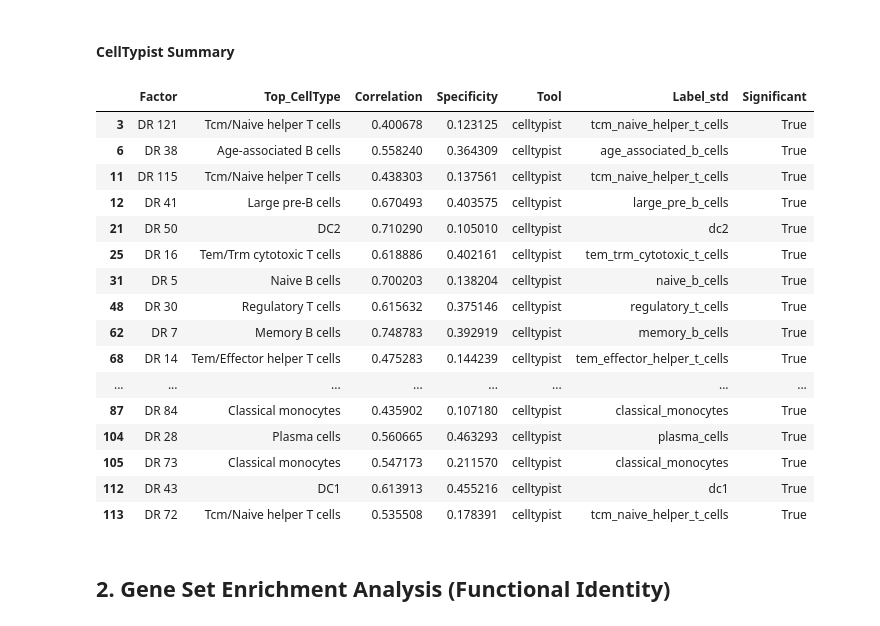
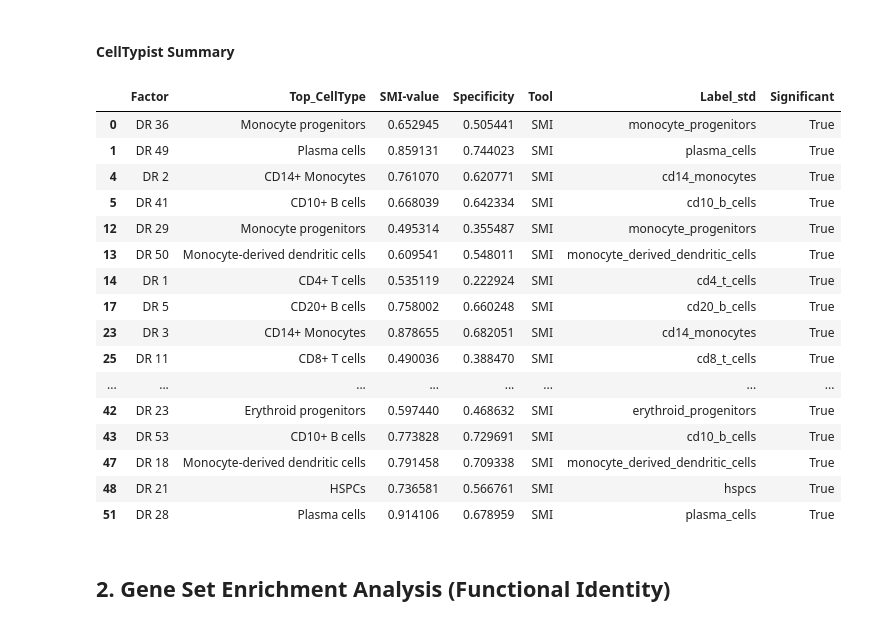
Before and after one commit to clarasoekler/DRVI_tutorials, a Jupyter notebook: identification_of_factors.ipynb, the cells around one changed output. Saved outputs shown, nothing was run; the diff lists cells and outputs as text; code cells hidden in the pictures.

Commit message:
vanished filter, combined score, background genes for all methods

```diff
--- a/identification_of_factors.ipynb
+++ b/identification_of_factors.ipynb
@@ -77,7 +77,7 @@ PosixPath('tmp_io/drvi_immune_128')
 ## Load Data
 # %%
 # We already saved pre-processed data in previous notebook
-adata = sc.read_h5ad(io_dir / "adata_preprocesses.h5ad")
+adata = sc.read_h5ad("/home/icb/clara.sanchez/workspace/data/drvi_immune_128/adata_preprocesses.h5ad")
 # %% [markdown]
 ## Load DRVI ouputs
 # %%
@@ -526,0 +599,15 @@ plt.show()
+# %%
+annot_col = "final_annotation"
+
+benchmark = DiscreteDisentanglementBenchmark(
+    embed.X,
+    dim_titles=embed.var["title"],
+    discrete_target=embed.obs[annot_col],
+    metrics=["SMI-disc", "SPN"],
+    aggregation_methods=["LMS"],
+)
+benchmark.evaluate()
+
+smi = benchmark.get_results_details()["SMI-disc"]
+smi_long = smi.reset_index().melt(id_vars="title", var_name="Label", value_name="SMI")
+smi_long = smi_long.sort_values("SMI", ascending=False).reset_index(drop=True)
@@ -555,50 +667,54 @@ sc.pl.violin(
 # %% [markdown]
 #### CellTypist Summary
 # %%
-# top and second-best label per factor
-top_1 = eval_matrix.idxmax(axis=1)
-top_1_val = eval_matrix.max(axis=1)
-tmp = eval_matrix.copy()
+# top and second-best label per factor (SMI)
+top_1 = smi.idxmax(axis=1)
+top_1_val = smi.max(axis=1)
+
+tmp = smi.copy()
 for i, c in enumerate(top_1):
     tmp.iloc[i, tmp.columns.get_loc(c)] = -1
 
-# Calculate specificity as the difference between top and second-best correlation
+# specificity = Abstand zwischen bestem und zweitbestem SMI
 specificity = top_1_val - tmp.max(axis=1)
 
-
-#Summarize results in a DataFrame
+# Summary-Table (kompatibel zu Downstream)
 celltypist_summary = pd.DataFrame({
-    'Factor': eval_matrix.index,
-    'Top_CellType': top_1.values,
-    'Correlation': top_1_val.values,
-    'Specificity': specificity.values,
+    "Factor": smi.index,
+    "Top_CellType": top_1.values,
+    "SMI-value": top_1_val.values,   # hier: SMI-Score
+    "Specificity": specificity.values,
 })
 
-celltypist_summary['Tool'] = 'celltypist'
-celltypist_summary['Label_std'] = celltypist_summary['Top_CellType'].astype(str).str.lower().str.replace(r'[^a-z0-9]+', '_', regex=True).str.strip('_')
-celltypist_summary['Significant'] = (
-    (celltypist_summary['Correlation'] >= CT_CORR_THRESHOLD)
-    & (celltypist_summary['Specificity'] >= CT_SPEC_THRESHOLD)
+celltypist_summary["Tool"] = "SMI"
+celltypist_summary["Label_std"] = (
+    celltypist_summary["Top_CellType"].astype(str)
+    .str.lower().str.replace(r"[^a-z0-9]+", "_", regex=True).str.strip("_")
 )
-display(celltypist_summary[celltypist_summary['Significant']].head(20))
+celltypist_summary["Significant"] = (
+    (celltypist_summary["SMI-value"] >= CT_CORR_THRESHOLD)
+    & (celltypist_summary["Specificity"] >= CT_SPEC_THRESHOLD)
+)
+
+display(celltypist_summary[celltypist_summary["Significant"]].head(20))
 # %% [output]
-|  | Factor | Top_CellType | Correlation | Specificity | Tool | Label_std | Significant |
-| 3 | DR 121 | Tcm/Naive helper T cells | 0.400678 | 0.123125 | celltypist | tcm_naive_helper_t_cells | True |
-| 6 | DR 38 | Age-associated B cells | 0.558240 | 0.364309 | celltypist | age_associated_b_cells | True |
-| 11 | DR 115 | Tcm/Naive helper T cells | 0.438303 | 0.137561 | celltypist | tcm_naive_helper_t_cells | True |
-| 12 | DR 41 | Large pre-B cells | 0.670493 | 0.403575 | celltypist | large_pre_b_cells | True |
-| 21 | DR 50 | DC2 | 0.710290 | 0.105010 | celltypist | dc2 | True |
-| 25 | DR 16 | Tem/Trm cytotoxic T cells | 0.618886 | 0.402161 | celltypist | tem_trm_cytotoxic_t_cells | True |
-| 31 | DR 5 | Naive B cells | 0.700203 | 0.138204 | celltypist | naive_b_cells | True |
-| 48 | DR 30 | Regulatory T cells | 0.615632 | 0.375146 | celltypist | regulatory_t_cells | True |
-| 62 | DR 7 | Memory B cells | 0.748783 | 0.392919 | celltypist | memory_b_cells | True |
-| 68 | DR 14 | Tem/Effector helper T cells | 0.475283 | 0.144239 | celltypist | tem_effector_helper_t_cells | True |
+|  | Factor | Top_CellType | SMI-value | Specificity | Tool | Label_std | Significant |
+| 0 | DR 36 | Monocyte progenitors | 0.652945 | 0.505441 | SMI | monocyte_progenitors | True |
+| 1 | DR 49 | Plasma cells | 0.859131 | 0.744023 | SMI | plasma_cells | True |
+| 4 | DR 2 | CD14+ Monocytes | 0.761070 | 0.620771 | SMI | cd14_monocytes | True |
+| 5 | DR 41 | CD10+ B cells | 0.668039 | 0.642334 | SMI | cd10_b_cells | True |
+| 12 | DR 29 | Monocyte progenitors | 0.495314 | 0.355487 | SMI | monocyte_progenitors | True |
+| 13 | DR 50 | Monocyte-derived dendritic cells | 0.609541 | 0.548011 | SMI | monocyte_derived_dendritic_cells | True |
+| 14 | DR 1 | CD4+ T cells | 0.535119 | 0.222924 | SMI | cd4_t_cells | True |
+| 17 | DR 5 | CD20+ B cells | 0.758002 | 0.660248 | SMI | cd20_b_cells | True |
+| 23 | DR 3 | CD14+ Monocytes | 0.878655 | 0.682051 | SMI | cd14_monocytes | True |
+| 25 | DR 11 | CD8+ T cells | 0.490036 | 0.388470 | SMI | cd8_t_cells | True |
 | ... | ... | ... | ... | ... | ... | ... | ... |
-| 87 | DR 84 | Classical monocytes | 0.435902 | 0.107180 | celltypist | classical_monocytes | True |
-| 104 | DR 28 | Plasma cells | 0.560665 | 0.463293 | celltypist | plasma_cells | True |
-| 105 | DR 73 | Classical monocytes | 0.547173 | 0.211570 | celltypist | classical_monocytes | True |
-| 112 | DR 43 | DC1 | 0.613913 | 0.455216 | celltypist | dc1 | True |
-| 113 | DR 72 | Tcm/Naive helper T cells | 0.535508 | 0.178391 | celltypist | tcm_naive_helper_t_cells | True |
+| 42 | DR 23 | Erythroid progenitors | 0.597440 | 0.468632 | SMI | erythroid_progenitors | True |
+| 43 | DR 53 | CD10+ B cells | 0.773828 | 0.729691 | SMI | cd10_b_cells | True |
+| 47 | DR 18 | Monocyte-derived dendritic cells | 0.791458 | 0.709338 | SMI | monocyte_derived_dendritic_cells | True |
+| 48 | DR 21 | HSPCs | 0.736581 | 0.566761 | SMI | hspcs | True |
+| 51 | DR 28 | Plasma cells | 0.914106 | 0.678959 | SMI | plasma_cells | True |
 # %% [markdown]
 ## 2. Gene Set Enrichment Analysis (Functional Identity)
 # %% [markdown]
```
Also changed, not shown: parts of 45 cells of this notebook.
